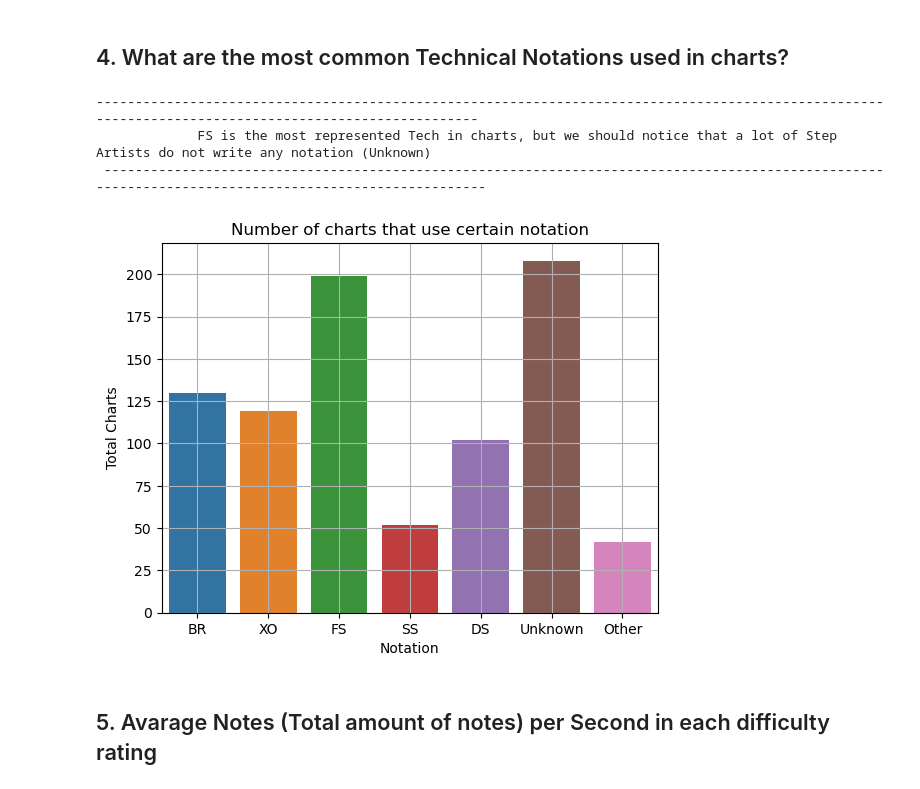
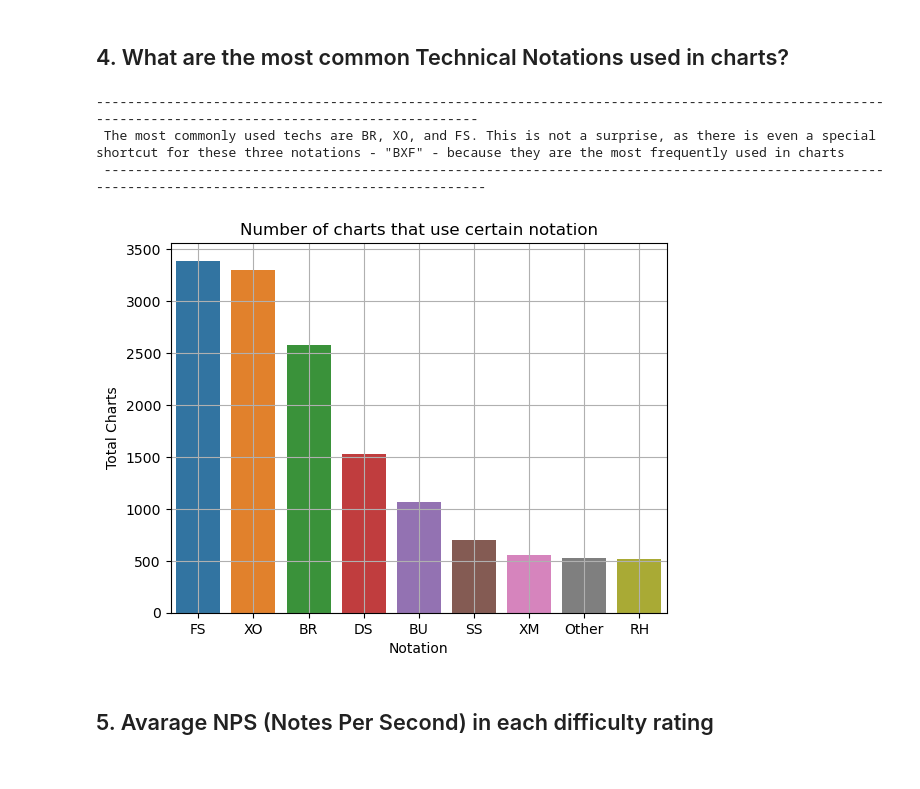
Before and after one commit to MarCza1992/StepMania-.ssc-or-.sm-files-extractor-project, a Jupyter notebook: Python - data preparing and analysis/StepMania Example packs, data prep and analysis.ipynb, the cells around one changed output. Cells and saved outputs as stored; diff of their text form; code cells hidden in the pictures.

```diff
--- a/Python - data preparing and analysis/StepMania Example packs, data prep and analysis.ipynb
+++ b/Python - data preparing and analysis/StepMania Example packs, data prep and analysis.ipynb
@@ -206 +182,4 @@ df['Technical_Notation'] = (
+# %%
+#removing almost empty charts
+df = df[df['Total_objects_(except_Mines)'] >= 5]
 # %% [markdown]
@@ -208,9 +187,5 @@ df['Technical_Notation'] = (
-# %%
-#I will focus mostly on data with single type because there is too little data for double chart type
-df = df[df['Type'] == 'single'] #deleting all double type columns
-df = df.drop(columns = 'Type') #deleting Type column, we dont need it anymore
+# %%
+df = df.drop_duplicates(subset = ['Song_Title', 'Song_Subtitle', 'Song_Artist', 'Difficulty_Name', 'Difficulty_Rating', 'Technical_Notation', 'Pack',
+                                  'Type', 'Amount_of_Notes', 'Amount_of_LongNotes', 'Amount_of_Rolls', 'Amount_of_Mines'])
 # %%
-#reseting indexes and strip columns again after changing things all the string things (just for sure)
 df.reset_index(drop = True, inplace = True)
-for i in df.select_dtypes(include = 'object').columns:
-    df[i] = df[i].str.strip()
@@ -318,33 +343,33 @@ plt.show()
 # %% [markdown]
 ## 4. What are the most common Technical Notations used in charts?
 # %%
-#for that question I will use charts with difficulty rating 9 and above, because Technical Notations are rarely used in lower difficulties
-df_question4 = df[df['Difficulty_Rating'] >= 9]
-df_question4.loc[df_question4['Technical_Notation'].isna(), 'Technical_Notation'] = 'Unknown'
+#for that question I will use charts with difficulty rating 7 and above, because Technical Notations are rarely used in lower difficulties
+df_question4 = df[df['Difficulty_Rating'] >= 7]
 
-Notations = ['BR', 'XO', 'FS', 'SS', 'DS', 'Unknown']
+Notations = ['BR', 'XO', 'FS', 'SS', 'DS', 'XM', 'RH', 'BU']
 Results = []
 
 for i in Notations:
     Number_of_Charts = df_question4[df_question4['Technical_Notation'].str.contains(i, na=False)]['Chart_ID'].count()
     Results.append({'Notation': i, 'Total Charts': Number_of_Charts})
 
 Number_of_Charts = df_question4[~df_question4['Technical_Notation'].str.contains('BR|XO|FS|SS|DS|Unknown', na=False)]['Chart_ID'].count()
 Results.append({'Notation': 'Other', 'Total Charts': Number_of_Charts})
 
 df4 = pd.DataFrame(Results)
+df4 = df4.sort_values('Total Charts', ascending = False)
 
 sns.barplot(data = df4, x = 'Notation', y = 'Total Charts', hue = 'Notation')
 plt.grid(True)
 plt.title('Number of charts that use certain notation')
-print_sample('FS is the most represented Tech in charts, but we should notice that a lot of Step Artists do not write any notation (Unknown)')
+print_sample('The most commonly used techs are BR, XO, and FS. This is not a surprise, as there is even a special shortcut for these three notations - "BXF" - because they are the most frequently used in charts')
 plt.show()
 # %% [output]
 ------------------------------------------------------------------------------------------------------------------------------------------------------
-             FS is the most represented Tech in charts, but we should notice that a lot of Step Artists do not write any notation (Unknown)
+ The most commonly used techs are BR, XO, and FS. This is not a surprise, as there is even a special shortcut for these three notations - "BXF" - because they are the most frequently used in charts
  ------------------------------------------------------------------------------------------------------------------------------------------------------
-[figure, old version]
+[figure, new version]
 # %% [markdown]
-## 5. Avarage Notes (Total amount of notes) per Second in each difficulty rating
+## 5. Avarage NPS (Notes Per Second) in each difficulty rating
 # %%
 df_question5 = df.copy()
```
Also changed, not shown: parts of 41 cells of this notebook, 42 other files.
